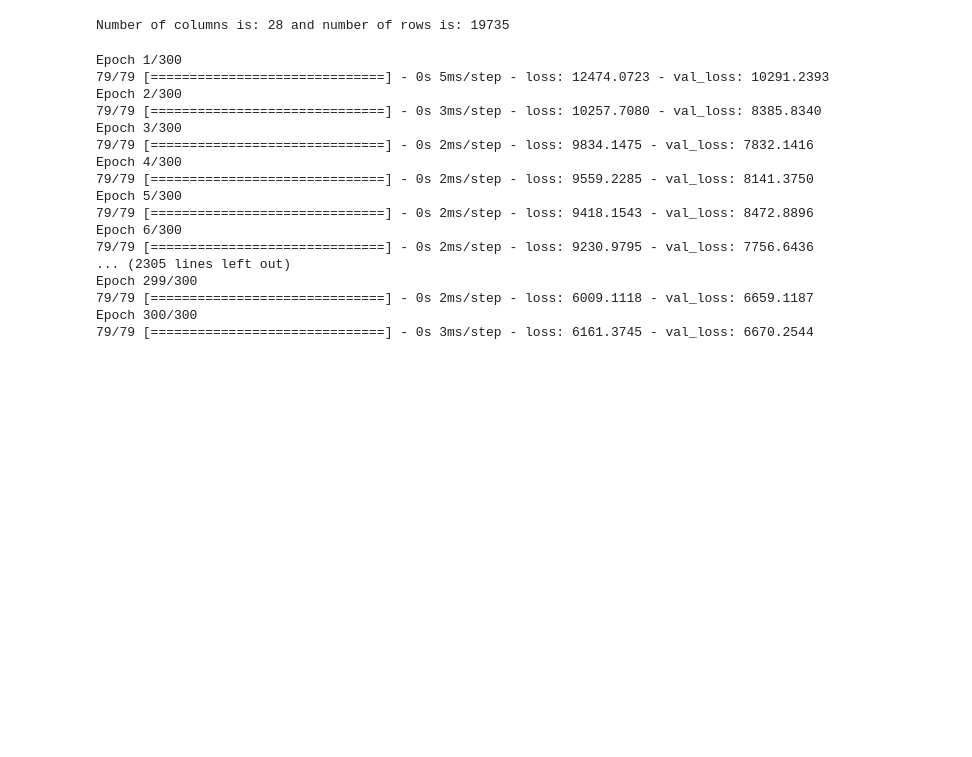
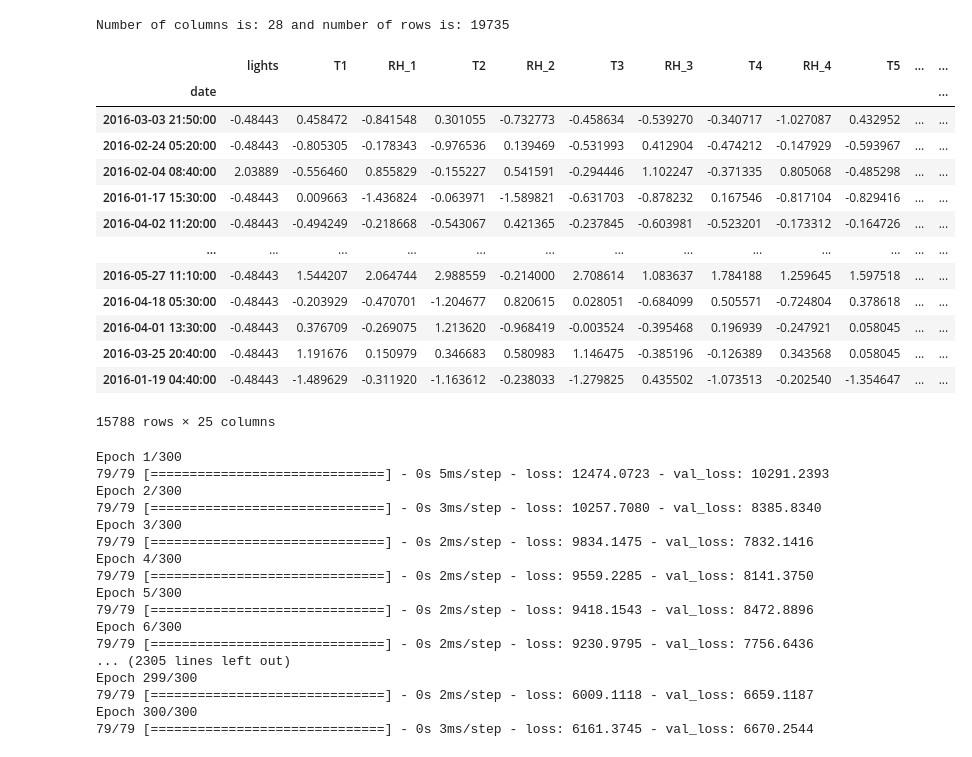
Before and after one commit to efeyusuf/MICS, a Jupyter notebook: energy_appliances_variational.ipynb, the cells around one changed output. Drawn from its saved outputs; the diff is of its cells as text; code cells hidden in the pictures; blank space fills up the shorter version.

```diff
--- a/energy_appliances_variational.ipynb
+++ b/energy_appliances_variational.ipynb
@@ -97,6 +97,23 @@ testy = df.iloc[int(0.8*row_num):, 0]
 scaler = StandardScaler()
 trainx_scaled = pd.DataFrame(scaler.fit_transform(trainx), columns = trainx.columns, index = trainx.index)
 textx_scaled = pd.DataFrame(scaler.transform(testx), columns = testx.columns, index = testx.index)
+# %%
+trainx_scaled
+# %% [output]
+|  | lights | T1 | RH_1 | T2 | RH_2 | T3 | RH_3 | T4 | RH_4 | T5 | ... | ... |
+| date |  |  |  |  |  |  |  |  |  |  |  | ... |
+| 2016-03-03 21:50:00 | -0.48443 | 0.458472 | -0.841548 | 0.301055 | -0.732773 | -0.458634 | -0.539270 | -0.340717 | -1.027087 | 0.432952 | ... | ... |
+| 2016-02-24 05:20:00 | -0.48443 | -0.805305 | -0.178343 | -0.976536 | 0.139469 | -0.531993 | 0.412904 | -0.474212 | -0.147929 | -0.593967 | ... | ... |
+| 2016-02-04 08:40:00 | 2.03889 | -0.556460 | 0.855829 | -0.155227 | 0.541591 | -0.294446 | 1.102247 | -0.371335 | 0.805068 | -0.485298 | ... | ... |
+| 2016-01-17 15:30:00 | -0.48443 | 0.009663 | -1.436824 | -0.063971 | -1.589821 | -0.631703 | -0.878232 | 0.167546 | -0.817104 | -0.829416 | ... | ... |
+| 2016-04-02 11:20:00 | -0.48443 | -0.494249 | -0.218668 | -0.543067 | 0.421365 | -0.237845 | -0.603981 | -0.523201 | -0.173312 | -0.164726 | ... | ... |
+| ... | ... | ... | ... | ... | ... | ... | ... | ... | ... | ... | ... | ... |
+| 2016-05-27 11:10:00 | -0.48443 | 1.544207 | 2.064744 | 2.988559 | -0.214000 | 2.708614 | 1.083637 | 1.784188 | 1.259645 | 1.597518 | ... | ... |
+| 2016-04-18 05:30:00 | -0.48443 | -0.203929 | -0.470701 | -1.204677 | 0.820615 | 0.028051 | -0.684099 | 0.505571 | -0.724804 | 0.378618 | ... | ... |
+| 2016-04-01 13:30:00 | -0.48443 | 0.376709 | -0.269075 | 1.213620 | -0.968419 | -0.003524 | -0.395468 | 0.196939 | -0.247921 | 0.058045 | ... | ... |
+| 2016-03-25 20:40:00 | -0.48443 | 1.191676 | 0.150979 | 0.346683 | 0.580983 | 1.146475 | -0.385196 | -0.126389 | 0.343568 | 0.058045 | ... | ... |
+| 2016-01-19 04:40:00 | -0.48443 | -1.489629 | -0.311920 | -1.163612 | -0.238033 | -1.279825 | 0.435502 | -1.073513 | -0.202540 | -1.354647 | ... | ... |
+15788 rows × 25 columns
 # %%
 group_A_train_x_op = trainx_scaled.iloc[:,[0,19,20,21,22,23,24]]
 group_B_train_x_op = trainx_scaled.iloc[:,[1,2,3,4,5,6,7,8,9,10]]
```
Also changed, not shown: parts of 1 cell of this notebook, 4 other files.
